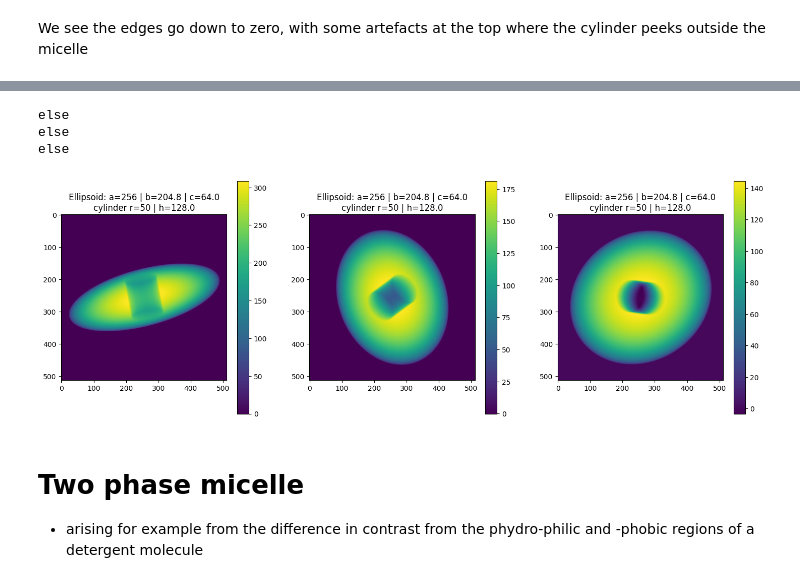
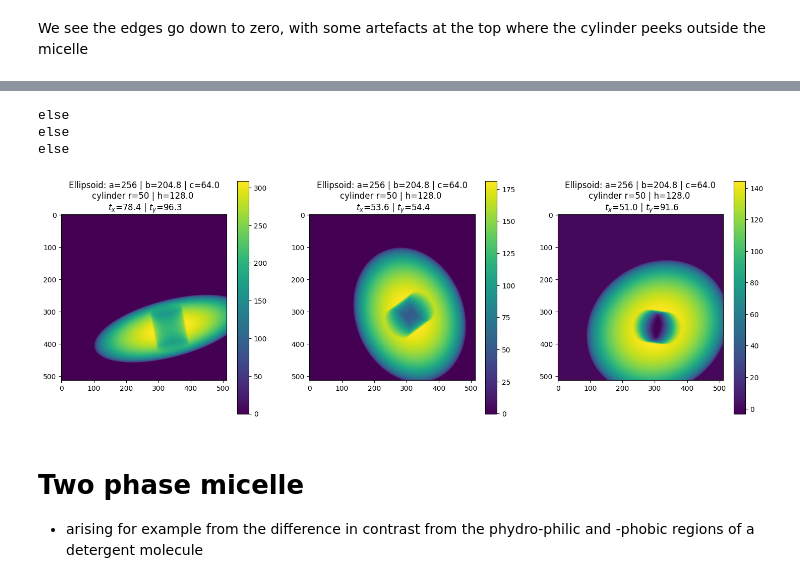
Before and after one commit to h-alvarenga/simSPI, a Jupyter notebook: notebooks/geometric_micelle.ipynb, the cells around one changed output, grey strips where cells are left out. Drawn from its saved outputs; the diff is of its cells as text; code cells hidden in the pictures.

```diff
--- a/notebooks/geometric_micelle.ipynb
+++ b/notebooks/geometric_micelle.ipynb
@@ -149,7 +162,7 @@ b=1*scale
 c=5*scale
 step_x = step_y = 1
 max_axis = np.max([a,b])
-x_mesh, y_mesh = np.meshgrid(np.arange(-max_axis,max_axis,step=step_x),np.arange(-max_axis,max_axis,step=step_y))
+y_mesh, x_mesh = torch.meshgrid(torch.arange(-max_axis,max_axis,step=step_x),torch.arange(-max_axis,max_axis,step=step_y))
 # %%
 n_plots = 4
 scale=scale_
@@ -296,11 +309,11 @@ b=0.8*scale
 c=1/4*scale
 step_x = step_y = 1
 max_axis = np.max([a,b])
-x_mesh, y_mesh = np.meshgrid(np.arange(-max_axis,max_axis,step=step_x),np.arange(-max_axis,max_axis,step=step_y))
-# rotation = Rotation.from_euler('XZY',[45,45,45],degrees=True).as_matrix()
+y_mesh, x_mesh = torch.meshgrid(torch.arange(-max_axis,max_axis,step=step_x),torch.arange(-max_axis,max_axis,step=step_y))
 np.random.seed(0)
-rotation = Rotation.random().as_matrix()
-proj_ellipsoid = geometric_micelle.project_rotated_ellipsoid(x_mesh,y_mesh,a,b,c,rotation)
+rotation = torch.from_numpy(Rotation.random().as_matrix())
+shift_x, shift_y = 10, 100
+proj_ellipsoid = geometric_micelle.project_rotated_ellipsoid(x_mesh-shift_x,y_mesh-shift_y,a,b,c,rotation)
 
 ax = plt.imshow(proj_ellipsoid)
 plt.colorbar(ax)
@@ -312,11 +327,13 @@ Text(0.5, 1.0, 'Ellipsoid: a=256 | b=204.8 | c=64.0')
 radius_circle = 50
 h = c*2
 volume = np.pi*radius_circle**2*h
-proj_cylinder = geometric_micelle.project_rotated_cylinder(tensor(x_mesh),
-                                                               tensor(y_mesh),
-                                                               radius_circle=radius_circle,
-                                                               h=h,
-                                                               rotation=rotation.T)
+proj_cylinder = geometric_micelle.project_rotated_cylinder(x_mesh,
+                                                           y_mesh,
+                                                           radius_circle=radius_circle,
+                                                           h=h,
+                                                           rotation=rotation.T,
+                                                           shift_x=shift_x,
+                                                           shift_y = shift_y)
 proj_cylinder = volume*proj_cylinder / proj_cylinder.sum()
 ax = plt.imshow(proj_cylinder)
 plt.colorbar(ax)
@@ -335,40 +357,45 @@ plt.colorbar(ax)
 # %%
 scale=256
 a=1*scale
 b=0.8*scale
 c=1/4*scale
 step_x = step_y = 1
 max_axis = np.max([a,b])
-x_mesh, y_mesh = np.meshgrid(np.arange(-max_axis,max_axis,step=step_x),np.arange(-max_axis,max_axis,step=step_y))
+y_mesh, x_mesh = torch.meshgrid(torch.arange(-max_axis,max_axis,step=step_x),torch.arange(-max_axis,max_axis,step=step_y))
 
 n_plots = 3
 fig, axes = plt.subplots(ncols=n_plots, figsize=(6*n_plots,6))
 np.random.seed(0)
-for idx, rotation in enumerate(Rotation.random(num=n_plots).as_matrix()):
+for idx, (rotation, (shift_x, shift_y)) in enumerate(zip(
+    torch.from_numpy(Rotation.random(num=n_plots).as_matrix()),
+    np.random.uniform(low=50,high=100,size=2*n_plots).reshape(n_plots,2)
+)):
 
-    proj_ellipsoid = geometric_micelle.project_rotated_ellipsoid(x_mesh,y_mesh,a,b,c,rotation)
+    proj_ellipsoid = geometric_micelle.project_rotated_ellipsoid(x_mesh-shift_x,y_mesh-shift_y,a,b,c,rotation)
 
     radius_circle = 50
     h = c*2
     volume = np.pi*radius_circle**2*h
-    proj_cylinder = geometric_micelle.project_rotated_cylinder(tensor(x_mesh),
-                                                                   tensor(y_mesh),
-                                                                   radius_circle=radius_circle,
-                                                                   h=h,
-                                                                   rotation=rotation.T)
+    proj_cylinder = geometric_micelle.project_rotated_cylinder(x_mesh,
+                                                               y_mesh,
+                                                               radius_circle=radius_circle,
+                                                               h=h,
+                                                               rotation=rotation.T,
+                                                               shift_x=shift_x,
+                                                               shift_y=shift_y)
     proj_cylinder = volume*proj_cylinder / proj_cylinder.sum()
 
     micelle = proj_ellipsoid - proj_cylinder
 
     ax = axes[idx].imshow(micelle)
     fig.colorbar(ax,ax=axes[idx])
 
-    axes[idx].set_title(f'Ellipsoid: a={a} | b={b} | c={c}' + '\n' + f'cylinder r={radius_circle} | h={h}')
+    axes[idx].set_title(f'Ellipsoid: a={a} | b={b} | c={c}' + '\n' + f'cylinder r={radius_circle} | h={h} \n '+r'$t_x$={:.1f} | $t_y$={:.1f}'.format(shift_x,shift_y))
 # %% [output]
 else
 else
 else
-[figure, old version]
+[figure, new version]
 # %% [markdown]
 # Two phase micelle
 * arising for example from the difference in contrast from the phydro-philic and -phobic regions of a detergent molecule
```
Also changed, not shown: parts of 29 cells of this notebook, 8 other files.
